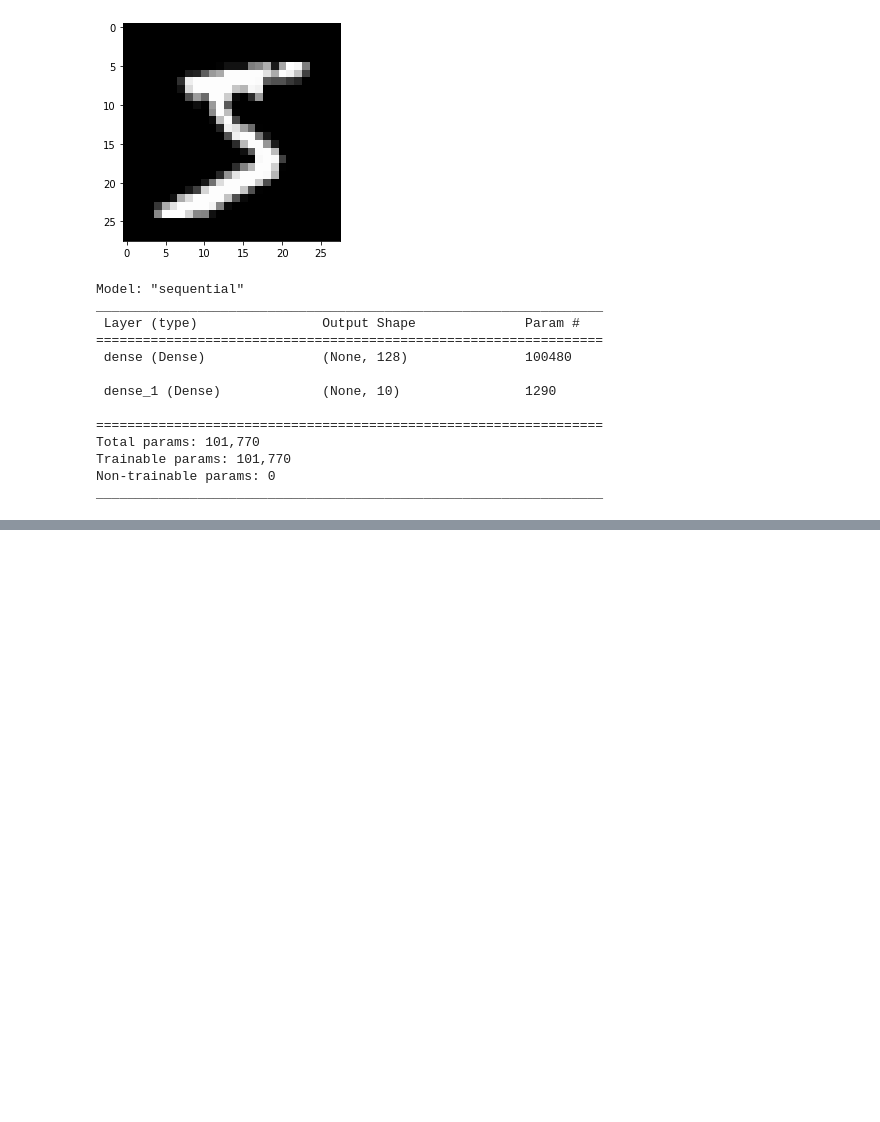
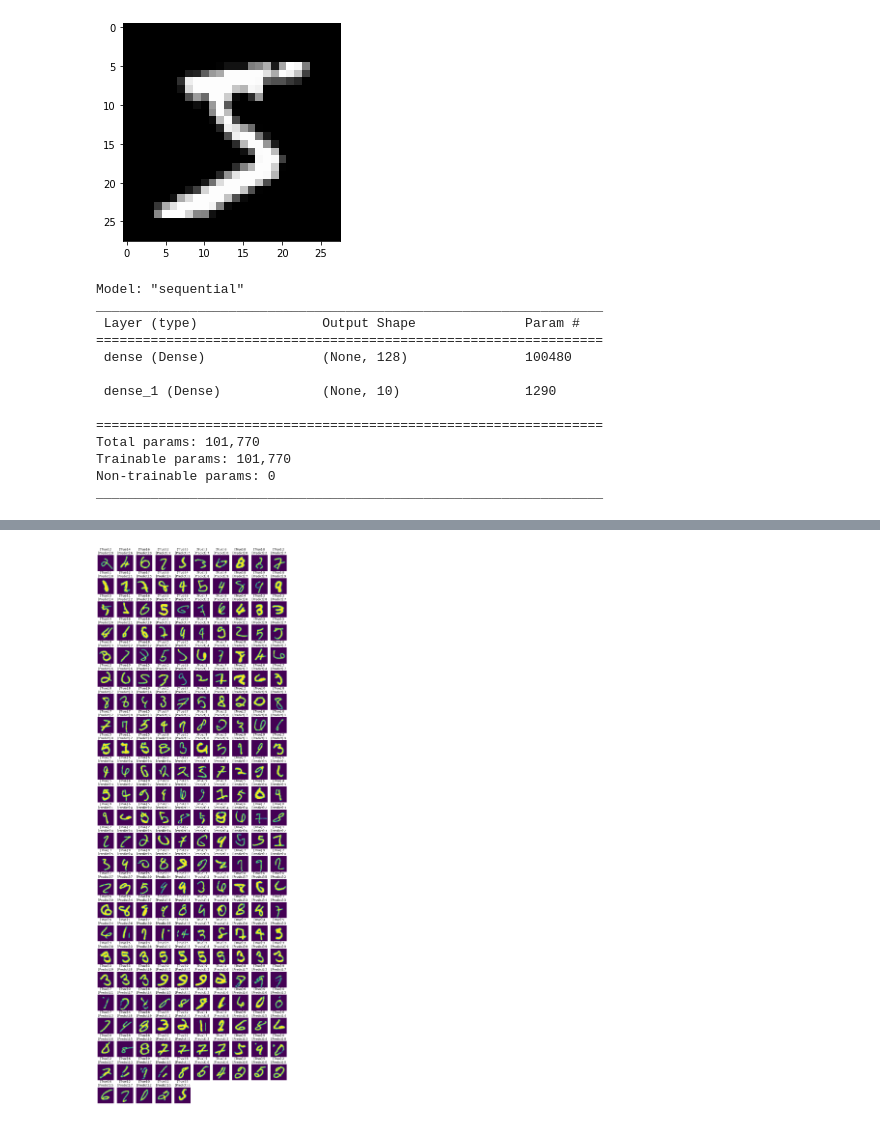
Before and after one commit to AcerPing/tcfst_ML_11C032, a Jupyter notebook: mlp_tcfst_20221024.ipynb, the cells around one changed output, grey strips where cells are left out. Drawn from its saved outputs; the diff is of its cells as text; code cells hidden in the pictures; blank space fills up the shorter version.

```diff
--- a/mlp_tcfst_20221024.ipynb
+++ b/mlp_tcfst_20221024.ipynb
@@ -91,0 +105,22 @@ model.compile(loss=CategoricalCrossentropy(),
+# %%
+from matplotlib.backend_bases import MouseButton
+# batch: 例如.圖片小→100筆一次；圖片大→20筆一次
+# 60,000筆資料: 54,000筆資料拿來訓練 / 100 = 540次係數調整
+# epochs: 54,000筆資料 要看幾遍 以及 什麼時候要停 → 不要過擬合，val_loss平滑就停止！
+# Ex.epochs=10, 540次 * 10epochs = 5,400次係數調整
+# verbose: log印多少(1:進度條(預設)、0:無聲、2:除了進度條都有)
+from tensorflow.keras.callbacks import ModelCheckpoint, EarlyStopping
+cs = [
+    # 存檔
+    ModelCheckpoint('mnist.h5', save_best_only=True),
+    # 提早停止
+    EarlyStopping(patience=5, restore_best_weights=True)
+]
+
+model.fit(x_train_norm,
+    y_train_cat,
+    batch_size=100,
+    epochs=30,
+    validation_split=0.1,
+    callbacks=cs,
+    verbose=2)
@@ -91,0 +151,3 @@ model.compile(loss=CategoricalCrossentropy(),
+# %%
+pre = model.predict(x_test_norm).argmax(axis=-1) # 不帶, axis=0, axis=1(axis=-1)
+pre
@@ -91,0 +157,18 @@ model.compile(loss=CategoricalCrossentropy(),
+# %%
+import matplotlib.pyplot as plt
+idx = np.nonzero(pre != y_test)[0]
+false_pre = pre[idx]
+false_true = y_test[idx]
+false_img = x_test[idx]
+
+plt.figure(figsize=(14, 42))
+width = 10 # 一行擺10個數字
+height = len(idx) // width +1
+for i in range(len(idx)):
+  plt.subplot(height, width, i+1)
+  t = "[True]:{}\n[Predict]:{}".format(false_true[i], false_pre[i])
+  plt.title(t)
+  plt.axis('off')
+  plt.imshow(false_img[i])
+# %% [output]
+[figure, added]
```
Also changed, not shown: parts of 6 cells of this notebook.
